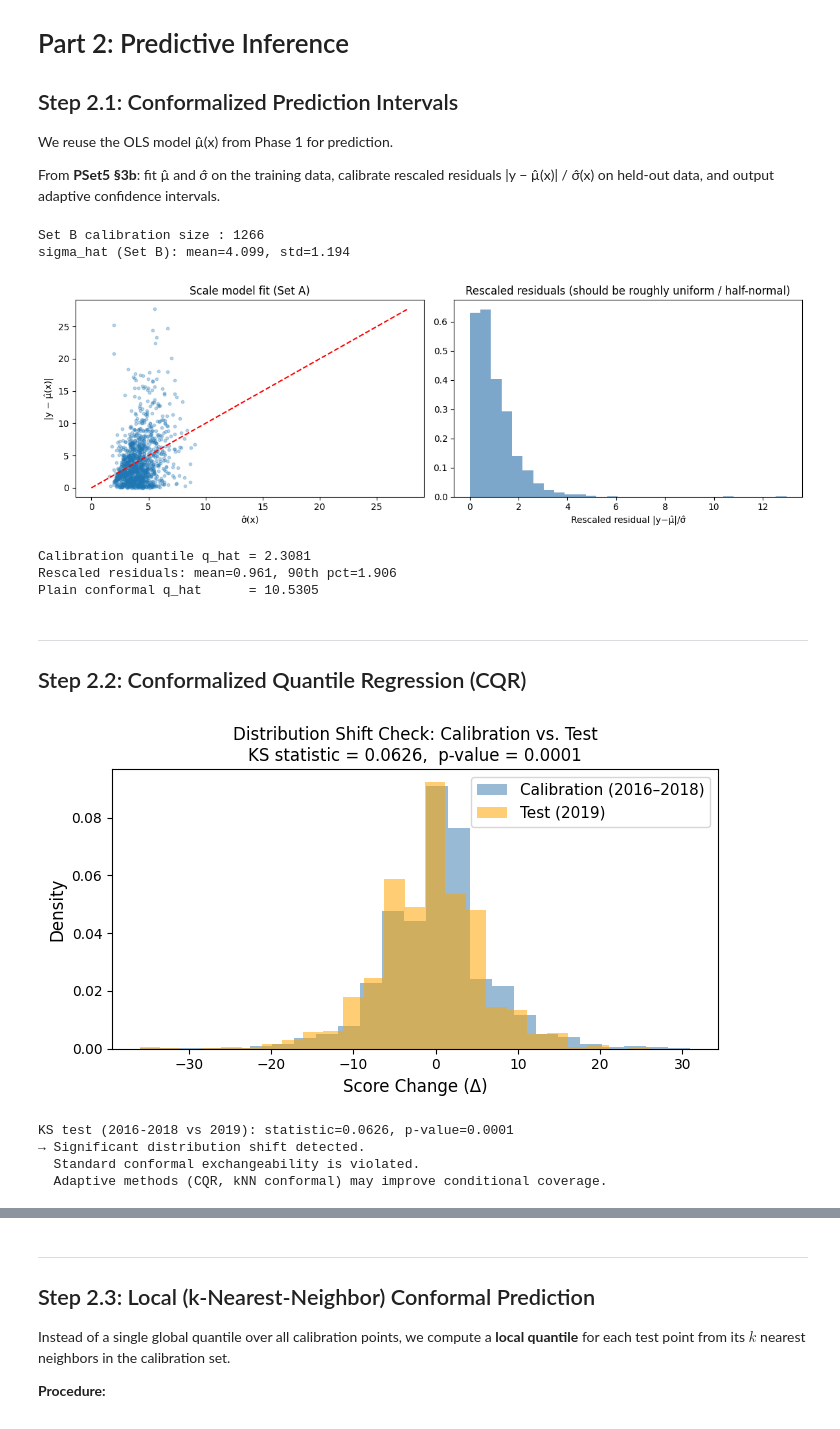
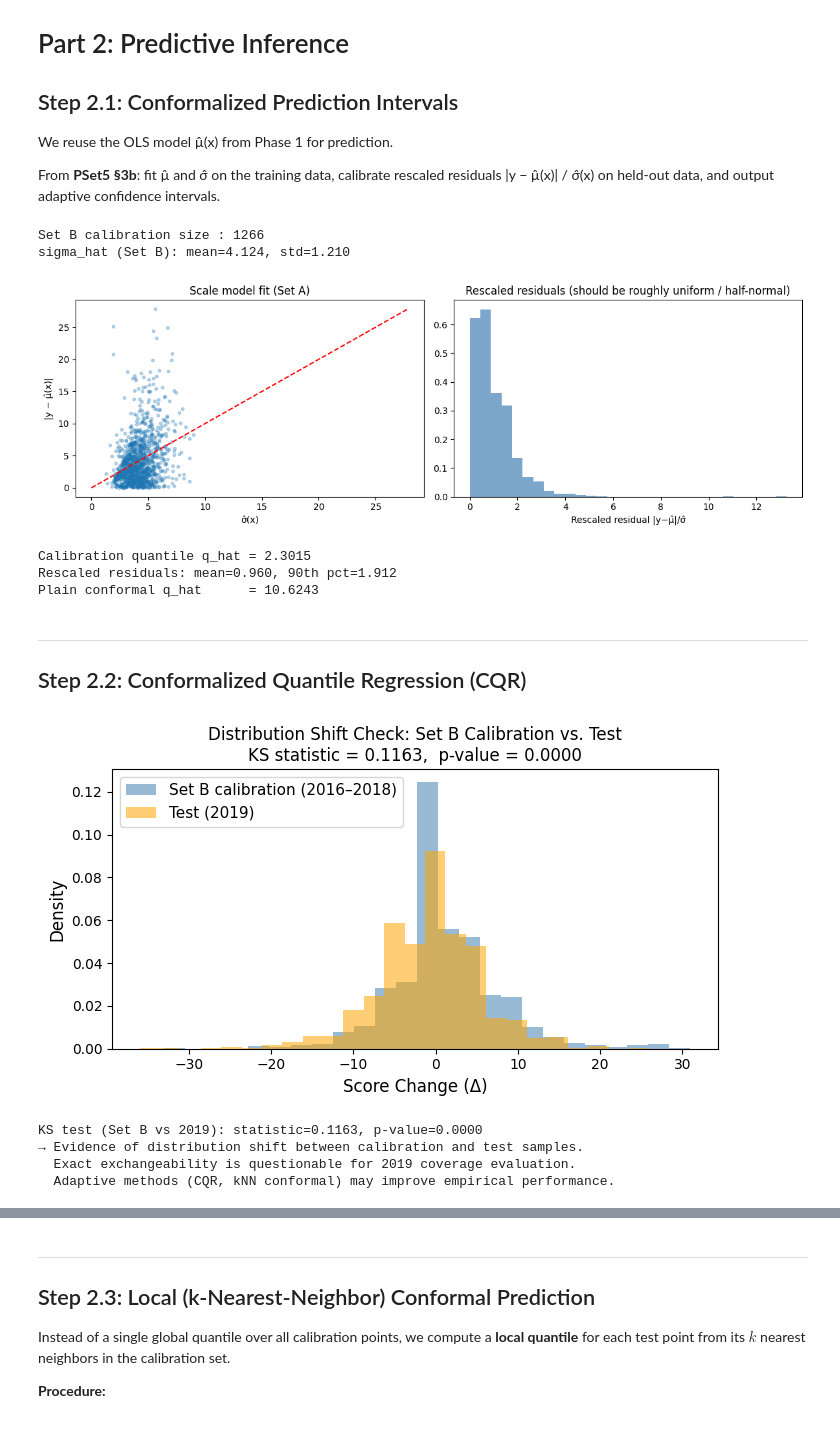
Before and after one commit to frank22lin/Multiple-Testing-Project, a Jupyter notebook: Project2/Project2.ipynb, the cells around one changed output, grey strips where cells are left out. Drawn from its saved outputs; the diff is of its cells as text; code cells hidden in the pictures.

```diff
--- a/Project2/Project2.ipynb
+++ b/Project2/Project2.ipynb
@@ -31,7 +31,7 @@ FDR_LEVEL = 0.2
 # %% [markdown]
 ## Step 0.1: Preprocessing
 # %%
-raw_data = pd.read_csv('./restaurantdata.csv')
+raw_data = pd.read_csv('./restaurantdata-1.csv')
 print(f'Raw data shape: {raw_data.shape}')
 print(raw_data.dtypes)
 # %% [output]
@@ -157,6 +142,5 @@ Number of business_ids with exactly 1 inspection: 332
 # %%
 records = []
-skipped_businesses = 0
 
 for business_id, grp in inspections.groupby('business_id'):
     grp = grp.sort_values('inspection_date').reset_index(drop=True)
@@ -167,9 +151,11 @@ for business_id, grp in inspections.groupby('business_id'):
         curr = grp.iloc[k]
         nxt  = grp.iloc[k + 1]
 
+        # Historical mean score
+        hist_score_mean = float(np.mean(scores[:k])) if k > 0 else scores[k]
         # Historical mean and std of consecutive deltas up to curr inspection
         diffs = np.diff(scores[:k+1]) if k > 0 else np.array([])
-        hist_delta_mean = float(np.mean(diffs)) if len(diffs) > 0 else 0.0
+        hist_score_diff_mean = float(np.mean(diffs)) if len(diffs) > 0 else 0.0
         hist_delta_std       = float(np.std(diffs))  if len(diffs) > 1 else 0.0
 
         records.append({
@@ -188,7 +174,8 @@ for business_id, grp in inspections.groupby('business_id'):
             'has_high':           curr['has_high'],
             'num_violations':     curr['num_violations'],
             'time_gap':           (nxt['inspection_date'] - curr['inspection_date']).days,
-            'hist_delta_mean': hist_delta_mean,
+            'hist_score_mean':    hist_score_mean,
+            'hist_score_diff_mean': hist_score_diff_mean,
             'hist_delta_std':      hist_delta_std,
             'delta':              nxt['inspection_score'] - curr['inspection_score'],
         })
@@ -302,7 +289,7 @@ FEATURE_COLS = [
     'time_gap',
     'zipcode_score_bin',        # zipcode avg score floored to nearest 10
     'zipcode_avg_delta',
-    'hist_delta_mean',
+    'hist_score_diff_mean',
     'hist_delta_std',           # std of historical score deltas (volatility)
     'month_avg_delta',   # target encoding: mean delta across dataset for this calendar month
     'year_avg_delta',    # target encoding: mean delta across dataset for this year
@@ -316,7 +303,8 @@ set_A['zipcode_avg_score'] = set_A['zipcode_avg_score'].fillna(global_avg)
 set_A['zipcode_score_bin'] = (set_A['zipcode_avg_score'] // 10).astype(int)
 set_A['zipcode_score_std'] = set_A['zipcode_score_std'].fillna(global_std)
 set_A['score_deviation']   = set_A['prev_score'] - set_A['zipcode_avg_score']
-set_A['hist_delta_mean'] = set_A['hist_delta_mean'].fillna(set_A['zipcode_avg_delta'])
+set_A['hist_score_mean']      = set_A['hist_score_mean'].fillna(set_A['prev_score'])
+set_A['hist_score_diff_mean'] = set_A['hist_score_diff_mean'].fillna(set_A['zipcode_avg_delta'])
 set_A['hist_delta_std']       = set_A['hist_delta_std'].fillna(0.0)
 
 # Temporal target encoding
@@ -360,7 +348,8 @@ def add_features(df, zipcode_stats, zipcode_delta_stats, global_avg_score, globa
     df['zipcode_score_std']    = df['zipcode_score_std'].fillna(global_std)
     df['zipcode_avg_delta']    = df['zipcode_avg_delta'].fillna(global_avg_delta)
     df['score_deviation']      = df['prev_score'] - df['zipcode_avg_score']
-    df['hist_delta_mean'] = df['hist_delta_mean'].fillna(global_avg_delta)
+    df['hist_score_mean']      = df['hist_score_mean'].fillna(df['prev_score'])
+    df['hist_score_diff_mean'] = df['hist_score_diff_mean'].fillna(global_avg_delta)
     df['hist_delta_std']       = df['hist_delta_std'].fillna(0.0)
     # month/year target encoding: use full Set A means (unseen months → global mean)
     df['month_avg_delta'] = df['month'].map(month_avg_delta_map).fillna(global_avg_delta)
@@ -846,8 +834,8 @@ axes[1].set_title('Rescaled residuals (should be roughly uniform / half-normal)'
 plt.tight_layout(); plt.show()
 # %% [output]
 Set B calibration size : 1266
-sigma_hat (Set B): mean=4.099, std=1.194
+sigma_hat (Set B): mean=4.124, std=1.210
-[figure, old version]
+[figure, new version]
 # %%
 # ── Calibrate rescaled residuals on Set B ──
 rescaled_B = np.abs(y_B - mu_hat_B) / sigma_B
@@ -867,66 +855,66 @@ q_hat_plain   = np.quantile(plain_resid_B,
                               method='higher')
 print(f'Plain conformal q_hat      = {q_hat_plain:.4f}')
 # %% [output]
-Calibration quantile q_hat = 2.3081
-Rescaled residuals: mean=0.961, 90th pct=1.906
-Plain conformal q_hat      = 10.5305
+Calibration quantile q_hat = 2.3015
+Rescaled residuals: mean=0.960, 90th pct=1.912
+Plain conformal q_hat      = 10.6243
 # %% [markdown]
 ---
 ## Step 2.2: Conformalized Quantile Regression (CQR)
 # %%
-# ── Distribution Shift Check (2016-2018 calibration vs. 2019 test) ──────────
-all_for_ks = pairs[pairs['curr_date'].dt.year.isin([2016, 2017, 2018])]['delta'].dropna()
+# ── Distribution Shift Check (Set B calibration vs. 2019 test) ──────────
+all_for_ks = set_B['delta'].dropna()
 test_ks    = pairs_test['delta'].dropna()
 
 ks_stat, ks_pval = stats.ks_2samp(all_for_ks, test_ks)
 
 fig, ax = plt.subplots(figsize=(7, 4))
-ax.hist(all_for_ks, bins=25, alpha=0.55, label='Calibration (2016–2018)',
+ax.hist(all_for_ks, bins=25, alpha=0.55, label='Set B calibration (2016–2018)',
         color='steelblue', density=True)
 ax.hist(test_ks,    bins=25, alpha=0.55, label='Test (2019)',
         color='orange',    density=True)
 ax.set_xlabel('Score Change (Δ)', fontsize=12)
 ax.set_ylabel('Density', fontsize=12)
 ax.set_title(
-    f'Distribution Shift Check: Calibration vs. Test\n'
+    f'Distribution Shift Check: Set B Calibration vs. Test\n'
     f'KS statistic = {ks_stat:.4f},  p-value = {ks_pval:.4f}',
     fontsize=12
 )
 ax.legend(fontsize=11)
 plt.tight_layout()
 plt.savefig('distribution_shift_check.png', dpi=120, bbox_inches='tight')
 plt.show()
 
-print(f'\nKS test (2016-2018 vs 2019): statistic={ks_stat:.4f}, p-value={ks_pval:.4f}')
+print(f'\nKS test (Set B vs 2019): statistic={ks_stat:.4f}, p-value={ks_pval:.4f}')
 if ks_pval < 0.05:
-    print('→ Significant distribution shift detected.')
-    print('  Standard conformal exchangeability is violated.')
-    print('  Adaptive methods (CQR, kNN conformal) may improve conditional coverage.')
+    print('→ Evidence of distribution shift between calibration and test samples.')
+    print('  Exact exchangeability is questionable for 2019 coverage evaluation.')
+    print('  Adaptive methods (CQR, kNN conformal) may improve empirical performance.')
 else:
-    print('→ No significant distribution shift. Exchangeability assumption is plausible.')
+    print('→ No strong evidence of shift. Exchangeability looks more plausible.')
 
 # ── Test set setup ───────────────────────────────────────────────────────────
 X_test_all = pairs_test[FEATURE_COLS].values.astype(float)
 y_test_raw = pairs_test['delta'].values.astype(float)
 valid_test  = ~(np.isnan(X_test_all).any(axis=1) | np.isnan(y_test_raw))
 X_test_all, y_test = X_test_all[valid_test], y_test_raw[valid_test]
 pairs_test_valid = pairs_test[valid_test].copy()
 X_test_sel = X_test_all[:, selected_idx]
 
 mu_hat_te  = ols_model.predict(sm.add_constant(X_test_sel, has_constant='add'))
 sigma_te   = np.maximum(sigma_model.predict(X_test_sel), 1e-3)
 
 # Rescaled and plain intervals
 lower_rs = mu_hat_te - q_hat       * sigma_te
 upper_rs = mu_hat_te + q_hat       * sigma_te
 lower_pl = mu_hat_te - q_hat_plain * np.ones(len(mu_hat_te))
 upper_pl = mu_hat_te + q_hat_plain * np.ones(len(mu_hat_te))
 # %% [output]
-[figure, old version]
+[figure, new version]
-KS test (2016-2018 vs 2019): statistic=0.0626, p-value=0.0001
-→ Significant distribution shift detected.
-  Standard conformal exchangeability is violated.
-  Adaptive methods (CQR, kNN conformal) may improve conditional coverage.
+KS test (Set B vs 2019): statistic=0.1163, p-value=0.0000
+→ Evidence of distribution shift between calibration and test samples.
+  Exact exchangeability is questionable for 2019 coverage evaluation.
+  Adaptive methods (CQR, kNN conformal) may improve empirical performance.
 # %%
 #  Conformalized Quantile Regression (CQR)
 
```
Also changed, not shown: parts of 15 cells of this notebook.
